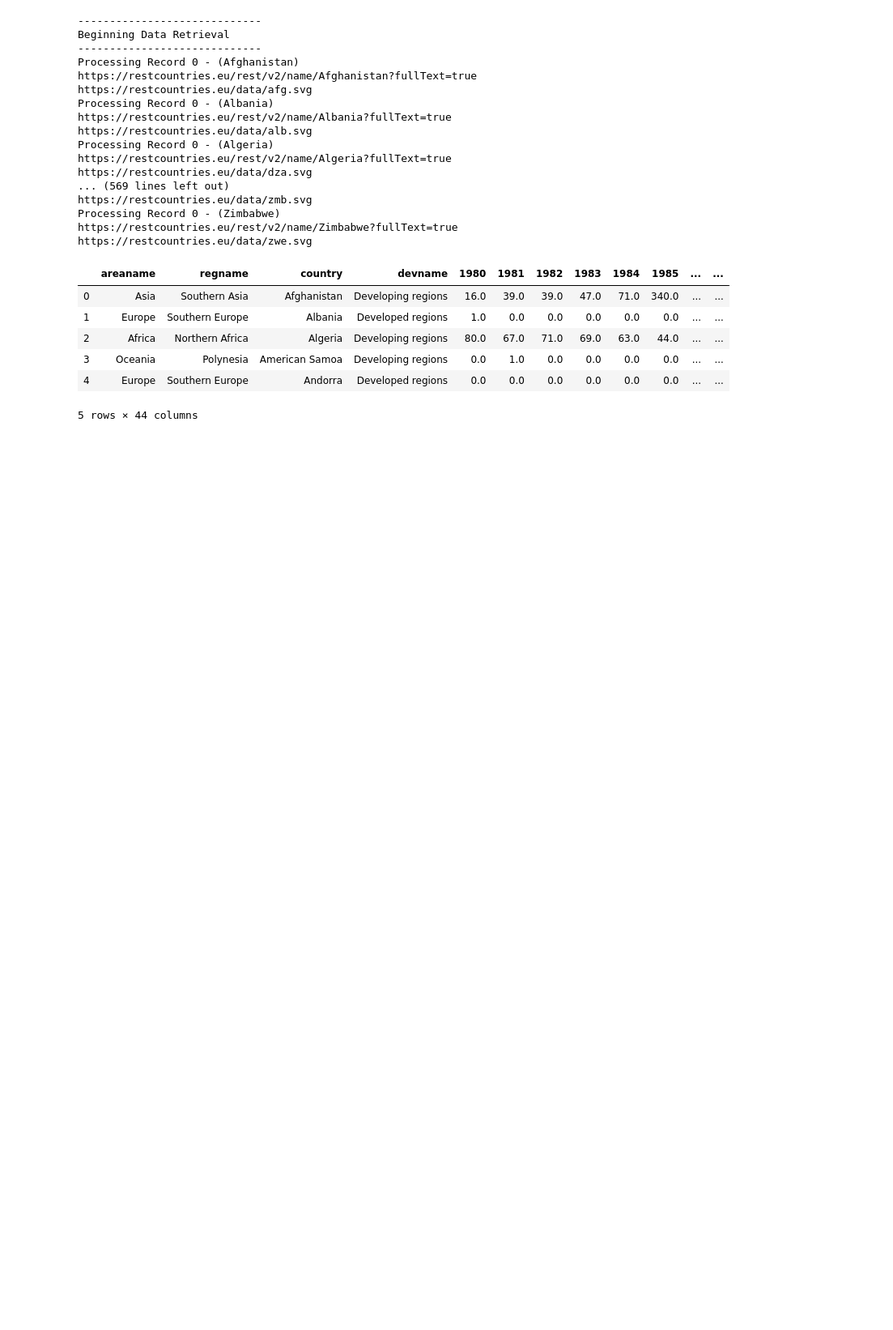
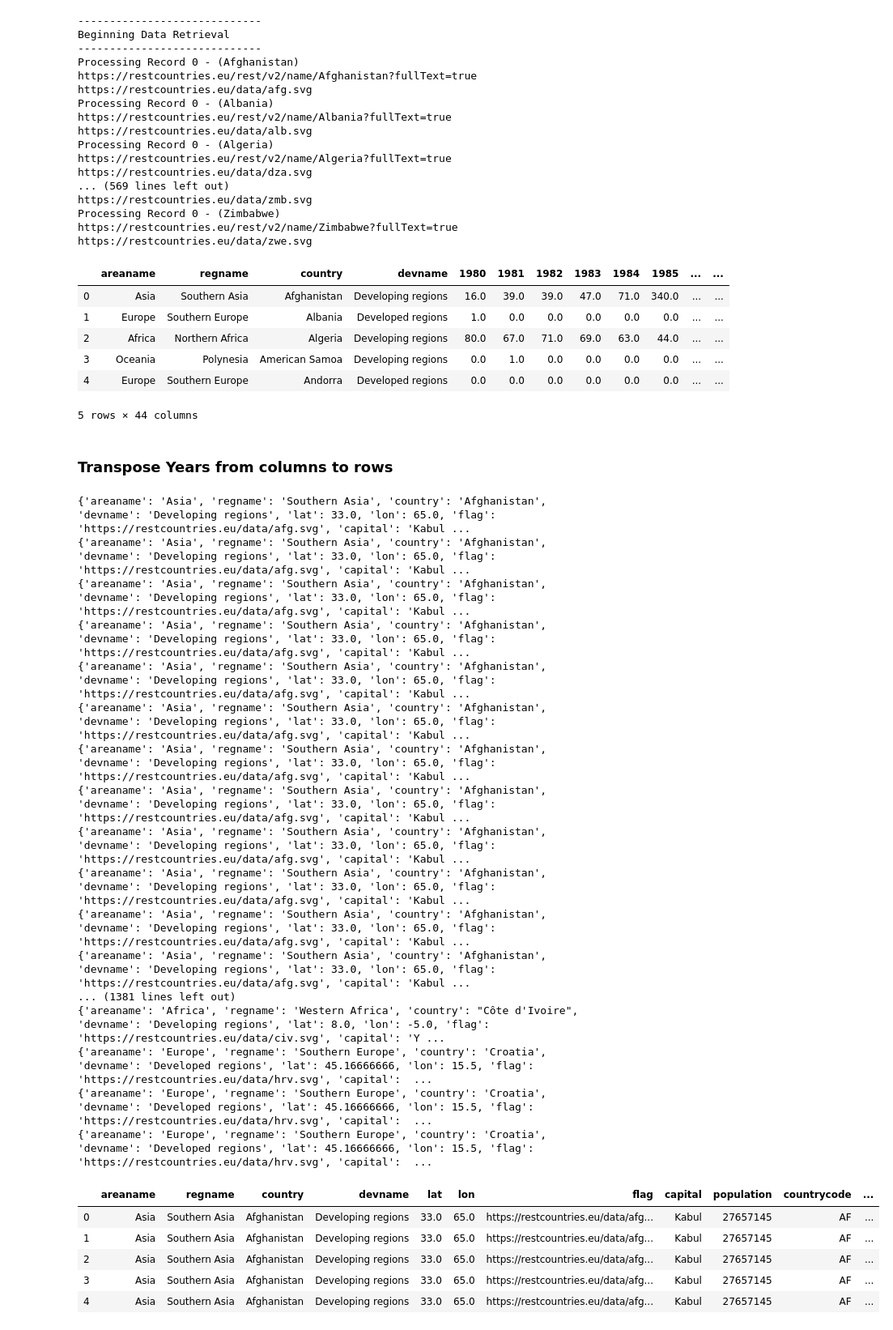
Before and after one commit to amandagward/groupassignment_project_2, a Jupyter notebook: DataTreatment.ipynb, the cells around one changed output. Shown at 81% size. Cells and saved outputs as stored; diff of their text form; code cells hidden in the pictures; blank space fills up the shorter version.

```diff
--- a/DataTreatment.ipynb
+++ b/DataTreatment.ipynb
@@ -136,0 +133,45 @@ df.to_json("./assets/data/dataset.json")
+# %% [markdown]
+
+### Transpose Years from columns to rows
+# %%
+# Define a new DataFrame
+new_df = pd.DataFrame(columns=['areaname', 'regname', 'country', 'devname','lat','lon','flag', \
+                               'capital','population','countrycode','year','value'])
+
+# Looping to get rows from the old df
+for index, row in df.iterrows():
+    # Looping to transpose years columns to rows
+    for year in range(1980, 2014):
+        newRow =  {'areaname':row['areaname'], 'regname':row['regname'], 'country': row['country'], \
+                   'devname': row['devname'], 'lat': row['lat'],'lon': row['lon'], 'flag': row['flag'], \
+                   'capital': row['capital'],'population':row['population'],'countrycode':row['countrycode'],\
+                   'year': year, 'value' : round(row[str(year)])}
+        print(newRow)
+        # Add new line to the new DataFrame.
+        new_df = new_df.append(newRow, ignore_index=True)
+
+new_df.head()
+# %% [output]
+{'areaname': 'Asia', 'regname': 'Southern Asia', 'country': 'Afghanistan', 'devname': 'Developing regions', 'lat': 33.0, 'lon': 65.0, 'flag': 'https://restcountries.eu/data/afg.svg', 'capital': 'Kabul ...
+{'areaname': 'Asia', 'regname': 'Southern Asia', 'country': 'Afghanistan', 'devname': 'Developing regions', 'lat': 33.0, 'lon': 65.0, 'flag': 'https://restcountries.eu/data/afg.svg', 'capital': 'Kabul ...
+{'areaname': 'Asia', 'regname': 'Southern Asia', 'country': 'Afghanistan', 'devname': 'Developing regions', 'lat': 33.0, 'lon': 65.0, 'flag': 'https://restcountries.eu/data/afg.svg', 'capital': 'Kabul ...
+{'areaname': 'Asia', 'regname': 'Southern Asia', 'country': 'Afghanistan', 'devname': 'Developing regions', 'lat': 33.0, 'lon': 65.0, 'flag': 'https://restcountries.eu/data/afg.svg', 'capital': 'Kabul ...
+{'areaname': 'Asia', 'regname': 'Southern Asia', 'country': 'Afghanistan', 'devname': 'Developing regions', 'lat': 33.0, 'lon': 65.0, 'flag': 'https://restcountries.eu/data/afg.svg', 'capital': 'Kabul ...
+{'areaname': 'Asia', 'regname': 'Southern Asia', 'country': 'Afghanistan', 'devname': 'Developing regions', 'lat': 33.0, 'lon': 65.0, 'flag': 'https://restcountries.eu/data/afg.svg', 'capital': 'Kabul ...
+{'areaname': 'Asia', 'regname': 'Southern Asia', 'country': 'Afghanistan', 'devname': 'Developing regions', 'lat': 33.0, 'lon': 65.0, 'flag': 'https://restcountries.eu/data/afg.svg', 'capital': 'Kabul ...
+{'areaname': 'Asia', 'regname': 'Southern Asia', 'country': 'Afghanistan', 'devname': 'Developing regions', 'lat': 33.0, 'lon': 65.0, 'flag': 'https://restcountries.eu/data/afg.svg', 'capital': 'Kabul ...
+{'areaname': 'Asia', 'regname': 'Southern Asia', 'country': 'Afghanistan', 'devname': 'Developing regions', 'lat': 33.0, 'lon': 65.0, 'flag': 'https://restcountries.eu/data/afg.svg', 'capital': 'Kabul ...
+{'areaname': 'Asia', 'regname': 'Southern Asia', 'country': 'Afghanistan', 'devname': 'Developing regions', 'lat': 33.0, 'lon': 65.0, 'flag': 'https://restcountries.eu/data/afg.svg', 'capital': 'Kabul ...
+{'areaname': 'Asia', 'regname': 'Southern Asia', 'country': 'Afghanistan', 'devname': 'Developing regions', 'lat': 33.0, 'lon': 65.0, 'flag': 'https://restcountries.eu/data/afg.svg', 'capital': 'Kabul ...
+{'areaname': 'Asia', 'regname': 'Southern Asia', 'country': 'Afghanistan', 'devname': 'Developing regions', 'lat': 33.0, 'lon': 65.0, 'flag': 'https://restcountries.eu/data/afg.svg', 'capital': 'Kabul ...
+... (1381 lines left out)
+{'areaname': 'Africa', 'regname': 'Western Africa', 'country': "Côte d'Ivoire", 'devname': 'Developing regions', 'lat': 8.0, 'lon': -5.0, 'flag': 'https://restcountries.eu/data/civ.svg', 'capital': 'Y ...
+{'areaname': 'Europe', 'regname': 'Southern Europe', 'country': 'Croatia', 'devname': 'Developed regions', 'lat': 45.16666666, 'lon': 15.5, 'flag': 'https://restcountries.eu/data/hrv.svg', 'capital':  ...
+{'areaname': 'Europe', 'regname': 'Southern Europe', 'country': 'Croatia', 'devname': 'Developed regions', 'lat': 45.16666666, 'lon': 15.5, 'flag': 'https://restcountries.eu/data/hrv.svg', 'capital':  ...
+{'areaname': 'Europe', 'regname': 'Southern Europe', 'country': 'Croatia', 'devname': 'Developed regions', 'lat': 45.16666666, 'lon': 15.5, 'flag': 'https://restcountries.eu/data/hrv.svg', 'capital':  ...
+|  | areaname | regname | country | devname | lat | lon | flag | capital | population | countrycode | ... |
+| 0 | Asia | Southern Asia | Afghanistan | Developing regions | 33.0 | 65.0 | https://restcountries.eu/data/afg... | Kabul | 27657145 | AF | ... |
+| 1 | Asia | Southern Asia | Afghanistan | Developing regions | 33.0 | 65.0 | https://restcountries.eu/data/afg... | Kabul | 27657145 | AF | ... |
+| 2 | Asia | Southern Asia | Afghanistan | Developing regions | 33.0 | 65.0 | https://restcountries.eu/data/afg... | Kabul | 27657145 | AF | ... |
+| 3 | Asia | Southern Asia | Afghanistan | Developing regions | 33.0 | 65.0 | https://restcountries.eu/data/afg... | Kabul | 27657145 | AF | ... |
+| 4 | Asia | Southern Asia | Afghanistan | Developing regions | 33.0 | 65.0 | https://restcountries.eu/data/afg... | Kabul | 27657145 | AF | ... |
```
Also changed, not shown: parts of 9 cells of this notebook, 10 other files.
